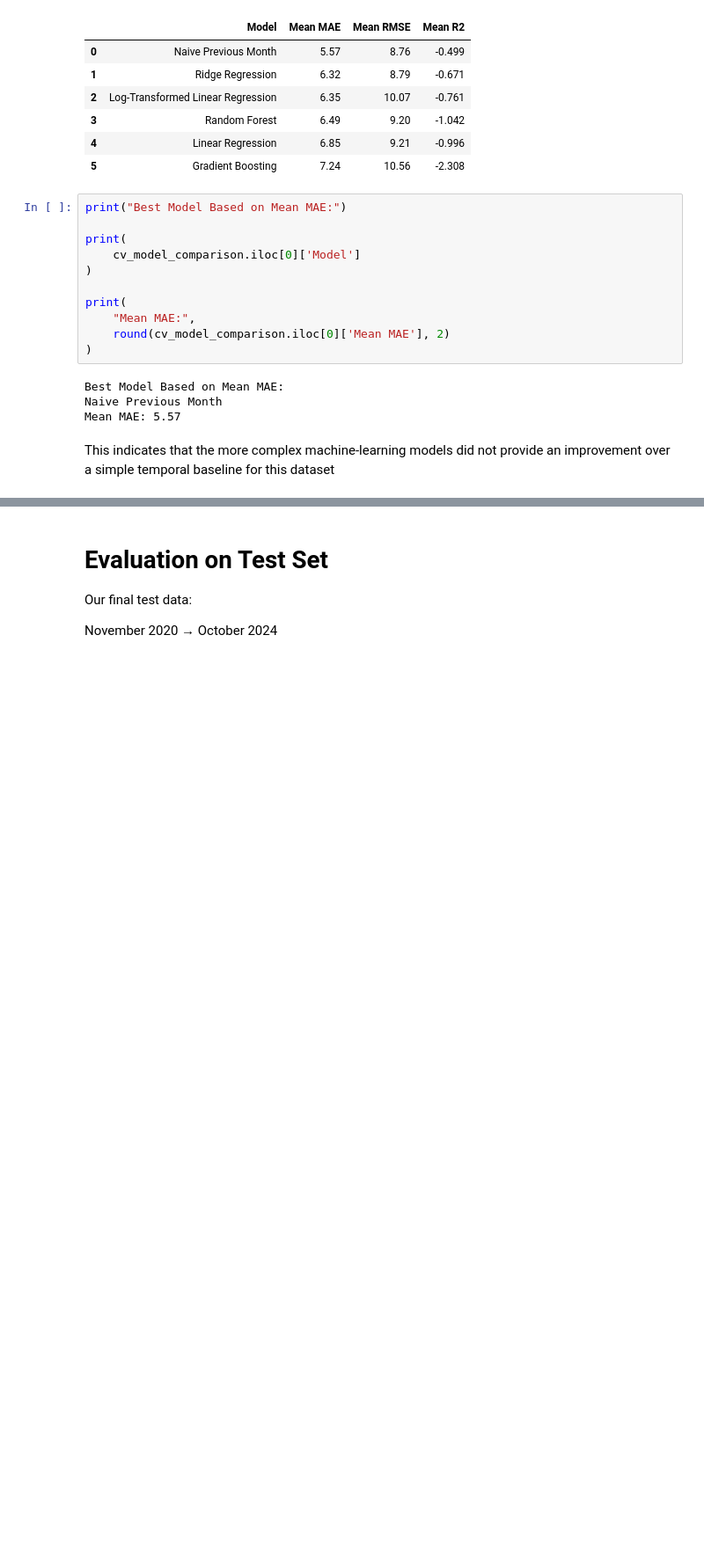
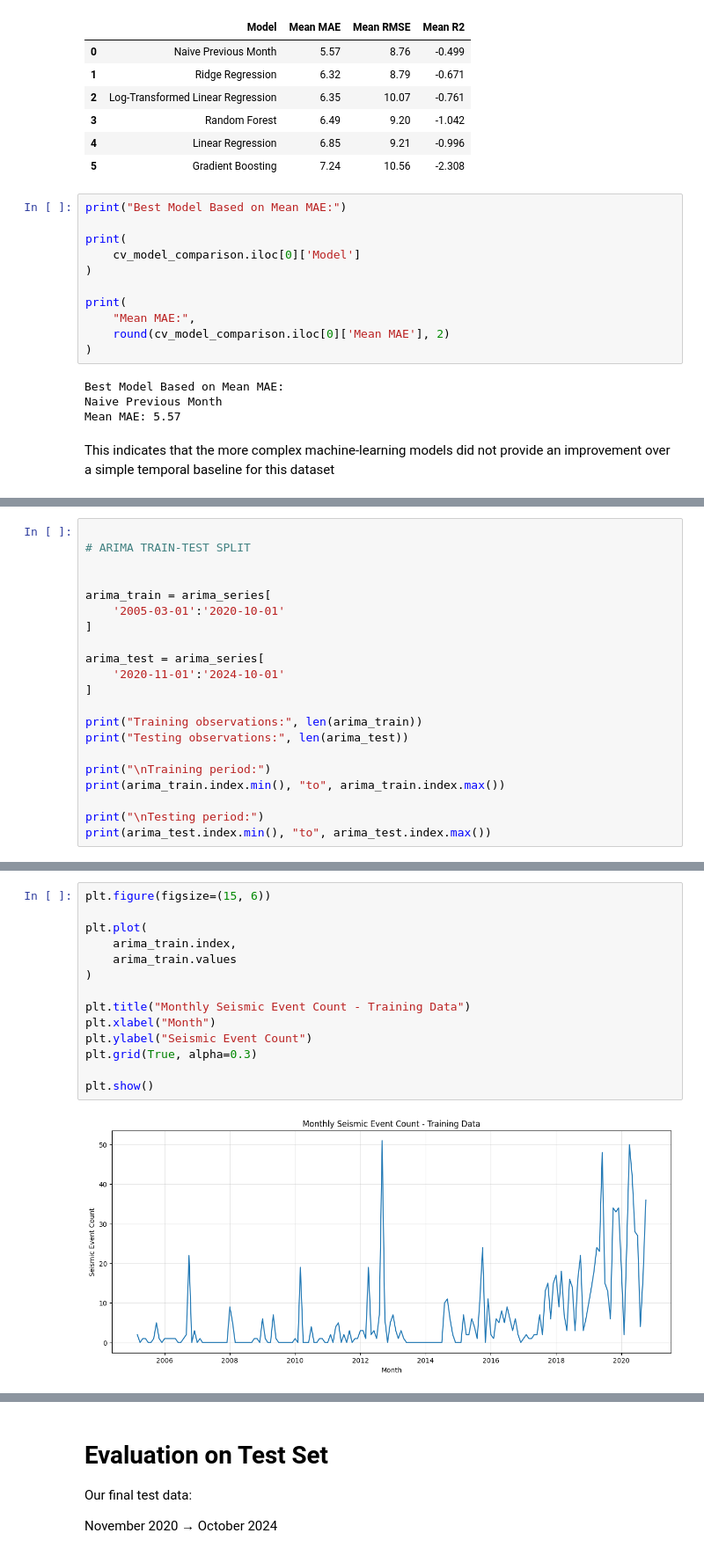
Before and after one commit to hassnainnisar/Predict_seismic_events_from_geological_features_Machine_Learning_MOD_B, a Jupyter notebook: Machine_Learning_MOD_B.ipynb, the cells around one changed output, grey strips where cells are left out. Shown at 88% size. Drawn from its saved outputs; the diff is of its cells as text; blank space fills up the shorter version.

```diff
--- a/Machine_Learning_MOD_B.ipynb
+++ b/Machine_Learning_MOD_B.ipynb
@@ -2761,0 +2846,21 @@ This indicates that the more complex machine-learning models did not provide an
+# %%
+
+# ARIMA TRAIN-TEST SPLIT
+
+
+arima_train = arima_series[
+    '2005-03-01':'2020-10-01'
+]
+
+arima_test = arima_series[
+    '2020-11-01':'2024-10-01'
+]
+
+print("Training observations:", len(arima_train))
+print("Testing observations:", len(arima_test))
+
+print("\nTraining period:")
+print(arima_train.index.min(), "to", arima_train.index.max())
+
+print("\nTesting period:")
+print(arima_test.index.min(), "to", arima_test.index.max())
@@ -2761,0 +2876,16 @@ This indicates that the more complex machine-learning models did not provide an
+# %%
+plt.figure(figsize=(15, 6))
+
+plt.plot(
+    arima_train.index,
+    arima_train.values
+)
+
+plt.title("Monthly Seismic Event Count - Training Data")
+plt.xlabel("Month")
+plt.ylabel("Seismic Event Count")
+plt.grid(True, alpha=0.3)
+
+plt.show()
+# %% [output]
+[figure, added]
```
Also changed, not shown: parts of 19 cells of this notebook.
